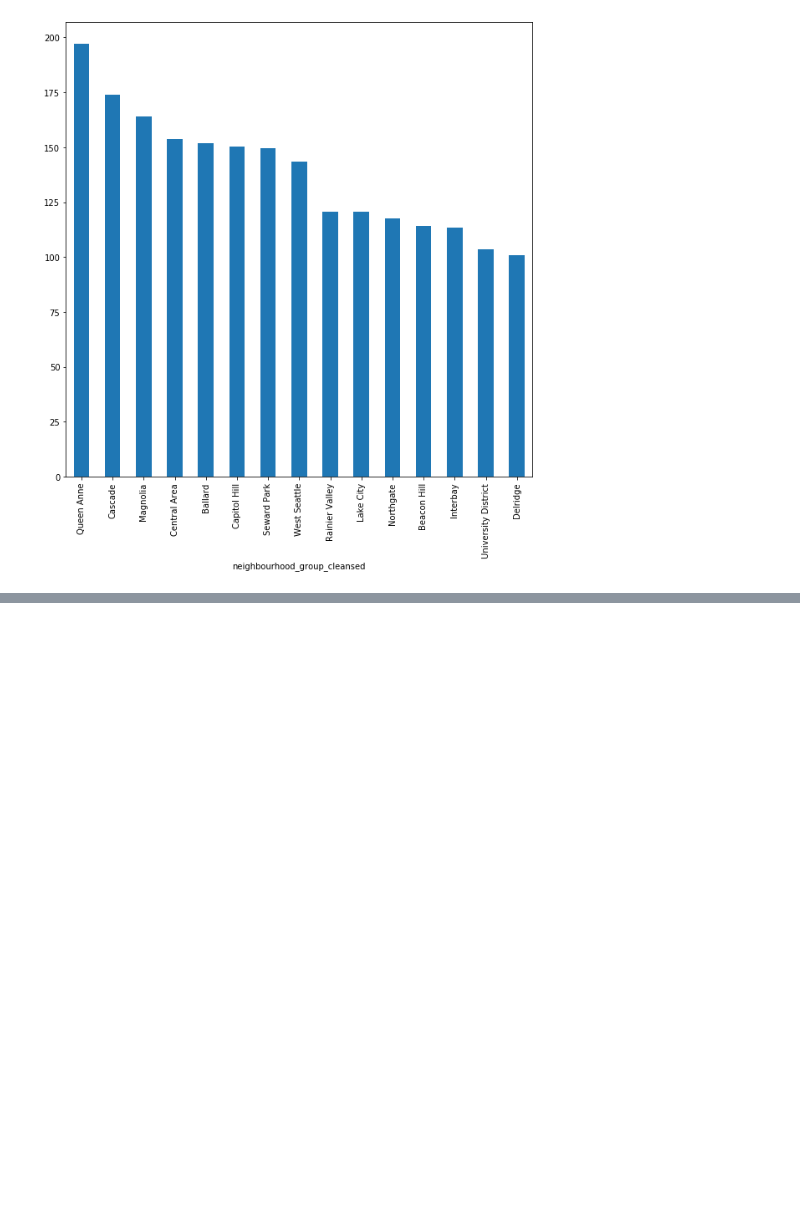
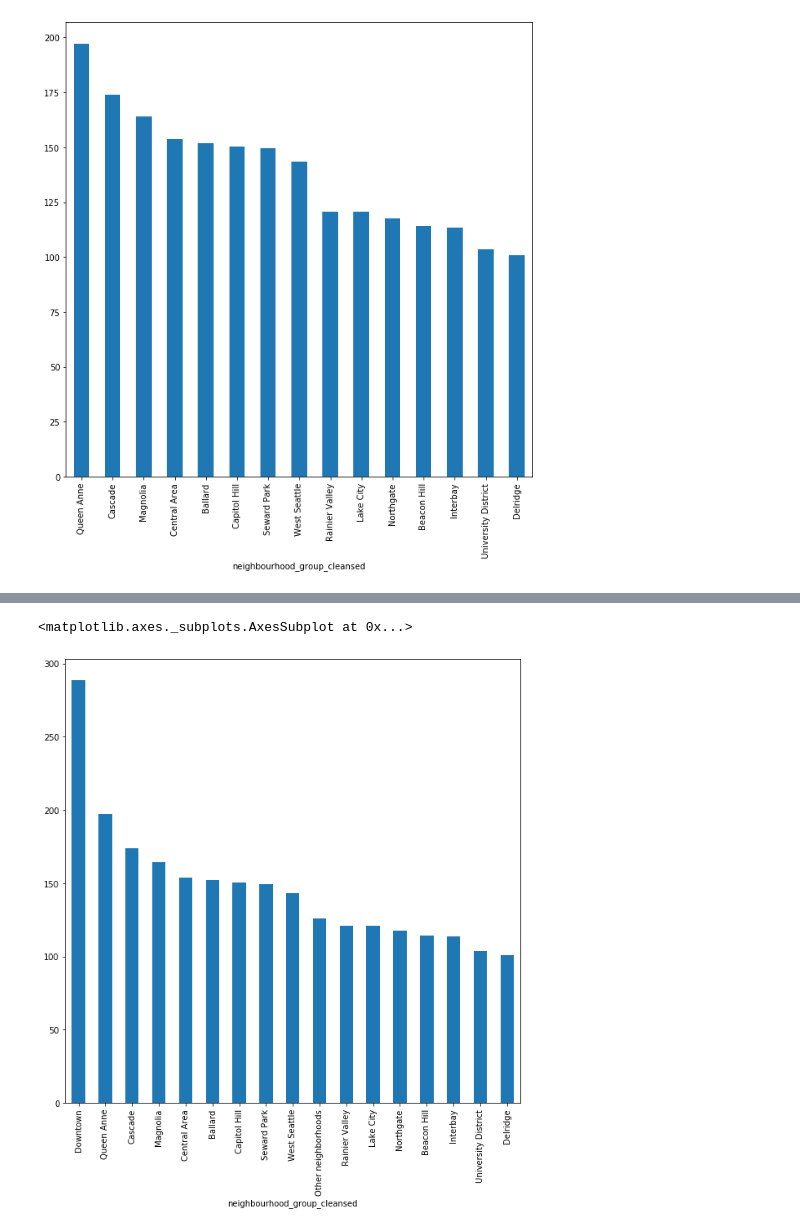
Before and after one commit to charlieba/Datascience-Blog-Airbnb-Seattle, a Jupyter notebook: Mean of price per location .ipynb, the cells around one changed output, grey strips where cells are left out. Drawn from its saved outputs; the diff is of its cells as text; code cells hidden in the pictures; blank space fills up the shorter version.

```diff
--- a/Mean of price per location .ipynb
+++ b/Mean of price per location .ipynb
@@ -182,3 +187,6 @@ result.plot.bar(figsize=(10,10))
 # %% [output]
 <matplotlib.axes._subplots.AxesSubplot at 0x...>
 [figure]
+# %%
+result_all_cities = seattle_listings_all.groupby('neighbourhood_group_cleansed')['price_x'].mean().sort_values(ascending=False)
+result_all_cities
@@ -184,0 +213,5 @@ result.plot.bar(figsize=(10,10))
+# %%
+result_all_cities.plot.bar(figsize=(10,10))
+# %% [output]
+<matplotlib.axes._subplots.AxesSubplot at 0x...>
+[figure, added]
```
Also changed, not shown: parts of 2 cells of this notebook, 3 other files.
